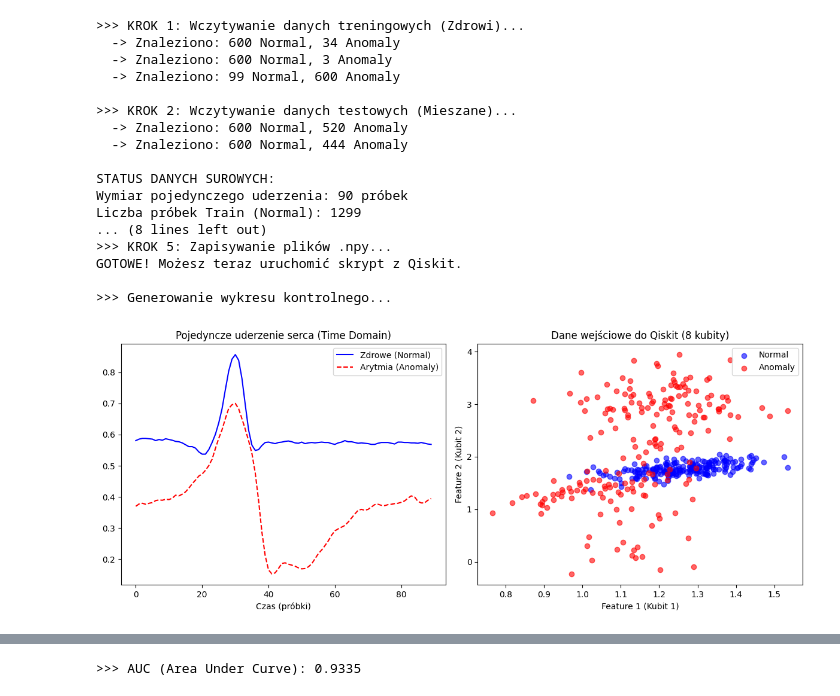
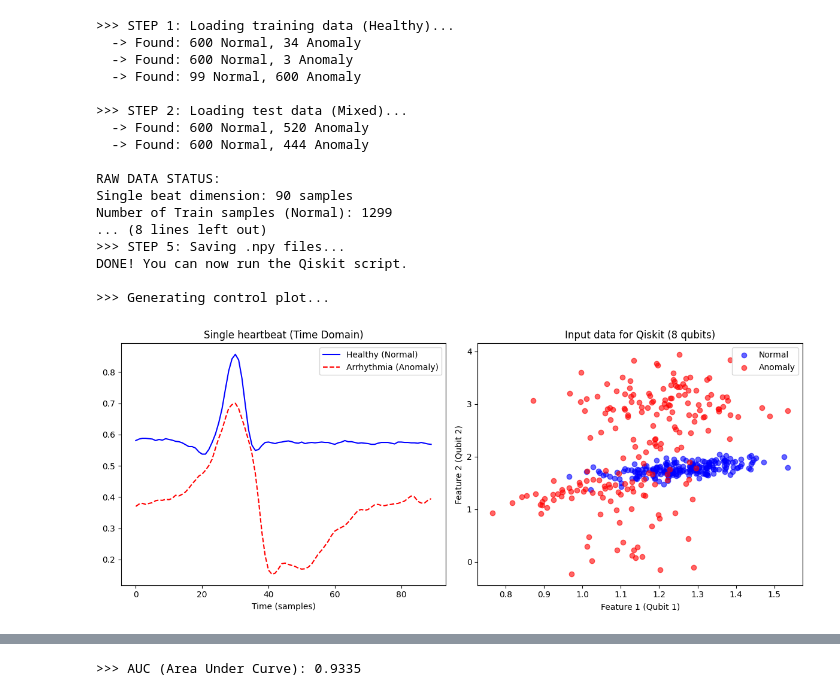
Before and after one commit to marcelbiezunski/quantum_ecg_autoencoder, a Jupyter notebook: autoencoder_baseline_4vs2latentneurons.ipynb, the cells around one changed output, grey strips where cells are left out. Drawn from its saved outputs; the diff is of its cells as text; code cells hidden in the pictures.

```diff
--- a/autoencoder_baseline_4vs2latentneurons.ipynb
+++ b/autoencoder_baseline_4vs2latentneurons.ipynb
@@ -106,12 +106,12 @@ all_train_normal = []
 all_test_normal = []
 all_test_anomaly = []
 
-print(">>> KROK 1: Wczytywanie danych treningowych (Zdrowi)...")
+print(">>> STEP 1: Loading training data (Healthy)...")
 for pid in TRAIN_PATIENTS:
     n, _ = load_patient_data(pid)
     all_train_normal.extend(n)
 
-print("\n>>> KROK 2: Wczytywanie danych testowych (Mieszane)...")
+print("\n>>> STEP 2: Loading test data (Mixed)...")
 for pid in TEST_PATIENTS:
     n, a = load_patient_data(pid)
     all_test_normal.extend(n)
@@ -122,18 +122,18 @@ X_train = np.array(all_train_normal)
 X_test_normal = np.array(all_test_normal)
 X_test_anomaly = np.array(all_test_anomaly)
 
-print(f"\nSTATUS DANYCH SUROWYCH:")
-print(f"Wymiar pojedynczego uderzenia: {WINDOW_SIZE} próbek")
-print(f"Liczba próbek Train (Normal): {X_train.shape[0]}")
-print(f"Liczba próbek Test (Normal): {X_test_normal.shape[0]}")
-print(f"Liczba próbek Test (Anomaly): {X_test_anomaly.shape[0]}")
+print(f"\nRAW DATA STATUS:")
+print(f"Single beat dimension: {WINDOW_SIZE} samples")
+print(f"Number of Train samples (Normal): {X_train.shape[0]}")
+print(f"Number of Test samples (Normal): {X_test_normal.shape[0]}")
+print(f"Number of Test samples (Anomaly): {X_test_anomaly.shape[0]}")
 
 if len(X_train) == 0:
-    print("BŁĄD KRYTYCZNY: Brak danych treningowych. Sprawdź nazwy plików CSV!")
+    print("CRITICAL ERROR: No training data. Check the CSV filenames!")
     raise ValueError
 
 # --- # PROCESSING (PCA) ---
-print(f"\n>>> KROK 3: Redukcja wymiaru (PCA) z {WINDOW_SIZE} do {N_DIM}...")
+print(f"\n>>> STEP 3: Dimensionality reduction (PCA) from {WINDOW_SIZE} to {N_DIM}...")
 
 # 1. Fit PCA only on healthy training data
 pca = PCA(n_components=N_DIM)
@@ -149,12 +149,12 @@ if len(X_test_anomaly) > 0:
 else:
     X_test_anomaly_pca = np.empty((0, N_DIM))
 
-print(f"Wyjaśniona wariancja (ile info zachowaliśmy): {sum(pca.explained_variance_ratio_):.2%}")
+print(f"Explained variance (how much info we kept): {sum(pca.explained_variance_ratio_):.2%}")
 
 # --- QUANTUM SCALING ---
 # Qiskit prefers data in (0, pi) or (-1, 1) range.
 # We use (0, pi) for rotation gates.
-print(">>> KROK 4: Skalowanie do zakresu (0, pi)...")
+print(">>> STEP 4: Scaling to (0, pi) range...")
 
 scaler = MinMaxScaler(feature_range=(0, np.pi))
 scaler.fit(X_train_pca) # Fit scaler on training data
@@ -168,7 +168,7 @@ joblib.dump(
     },
     "ibm_preprocessing_8dim.joblib"
 )
-print("Zapisano PCA i scaler do pliku: preprocessing_8dim.joblib")
+print("Saved PCA and scaler to file: preprocessing_8dim.joblib")
 
 X_train_final = scaler.transform(X_train_pca)
 X_test_normal_final = scaler.transform(X_test_normal_pca)
@@ -179,59 +179,59 @@ else:
     X_test_anomaly_final = X_test_anomaly_pca
 
 # --- SAVING ---
-print("\n>>> KROK 5: Zapisywanie plików .npy...")
+print("\n>>> STEP 5: Saving .npy files...")
 np.save('train_data.npy', X_train_final)
 np.save('test_normal.npy', X_test_normal_final)
 np.save('test_anomaly.npy', X_test_anomaly_final)
-print("GOTOWE! Możesz teraz uruchomić skrypt z Qiskit.")
+print("DONE! You can now run the Qiskit script.")
 
 # --- VISUALIZATION ---
-print("\n>>> Generowanie wykresu kontrolnego...")
+print("\n>>> Generating control plot...")
 plt.figure(figsize=(12, 5))
 
 # Plot 1: Raw heartbeat visualization
 plt.subplot(1, 2, 1)
-plt.plot(X_train[0], label='Zdrowe (Normal)', color='blue')
+plt.plot(X_train[0], label='Healthy (Normal)', color='blue')
 if len(X_test_anomaly) > 0:
-    plt.plot(X_test_anomaly[0], label='Arytmia (Anomaly)', color='red', linestyle='--')
-plt.title("Pojedyncze uderzenie serca (Time Domain)")
-plt.xlabel("Czas (próbki)")
+    plt.plot(X_test_anomaly[0], label='Arrhythmia (Anomaly)', color='red', linestyle='--')
+plt.title("Single heartbeat (Time Domain)")
+plt.xlabel("Time (samples)")
 plt.legend()
 
 # Plot 2: Post-PCA visualization
 plt.subplot(1, 2, 2)
 # Plot only 100 points for readability
 plt.scatter(X_test_normal_final[:200, 0], X_test_normal_final[:200, 1],
             c='blue', alpha=0.6, label='Normal')
 if len(X_test_anomaly_final) > 0:
     plt.scatter(X_test_anomaly_final[:200, 0], X_test_anomaly_final[:200, 1],
                 c='red', alpha=0.6, label='Anomaly')
-plt.title(f"Dane wejściowe do Qiskit ({N_DIM} kubity)")
-plt.xlabel("Feature 1 (Kubit 1)")
-plt.ylabel("Feature 2 (Kubit 2)")
+plt.title(f"Input data for Qiskit ({N_DIM} qubits)")
+plt.xlabel("Feature 1 (Qubit 1)")
+plt.ylabel("Feature 2 (Qubit 2)")
 plt.legend()
 
 plt.tight_layout()
 plt.show()
 # %% [output]
->>> KROK 1: Wczytywanie danych treningowych (Zdrowi)...
-  -> Znaleziono: 600 Normal, 34 Anomaly
-  -> Znaleziono: 600 Normal, 3 Anomaly
-  -> Znaleziono: 99 Normal, 600 Anomaly
+>>> STEP 1: Loading training data (Healthy)...
+  -> Found: 600 Normal, 34 Anomaly
+  -> Found: 600 Normal, 3 Anomaly
+  -> Found: 99 Normal, 600 Anomaly
 
->>> KROK 2: Wczytywanie danych testowych (Mieszane)...
-  -> Znaleziono: 600 Normal, 520 Anomaly
-  -> Znaleziono: 600 Normal, 444 Anomaly
+>>> STEP 2: Loading test data (Mixed)...
+  -> Found: 600 Normal, 520 Anomaly
+  -> Found: 600 Normal, 444 Anomaly
 
-STATUS DANYCH SUROWYCH:
-Wymiar pojedynczego uderzenia: 90 próbek
-Liczba próbek Train (Normal): 1299
+RAW DATA STATUS:
+Single beat dimension: 90 samples
+Number of Train samples (Normal): 1299
 ... (8 lines left out)
->>> KROK 5: Zapisywanie plików .npy...
-GOTOWE! Możesz teraz uruchomić skrypt z Qiskit.
+>>> STEP 5: Saving .npy files...
+DONE! You can now run the Qiskit script.
 
->>> Generowanie wykresu kontrolnego...
+>>> Generating control plot...
-[figure, old version]
+[figure, new version]
 # %%
 # --- CONFIGURATION (Same as in Quantum) ---
 INPUT_DIM = 8       # Equivalent to 8 qubits
```
Also changed, not shown: parts of 4 cells of this notebook, 2 other files.
